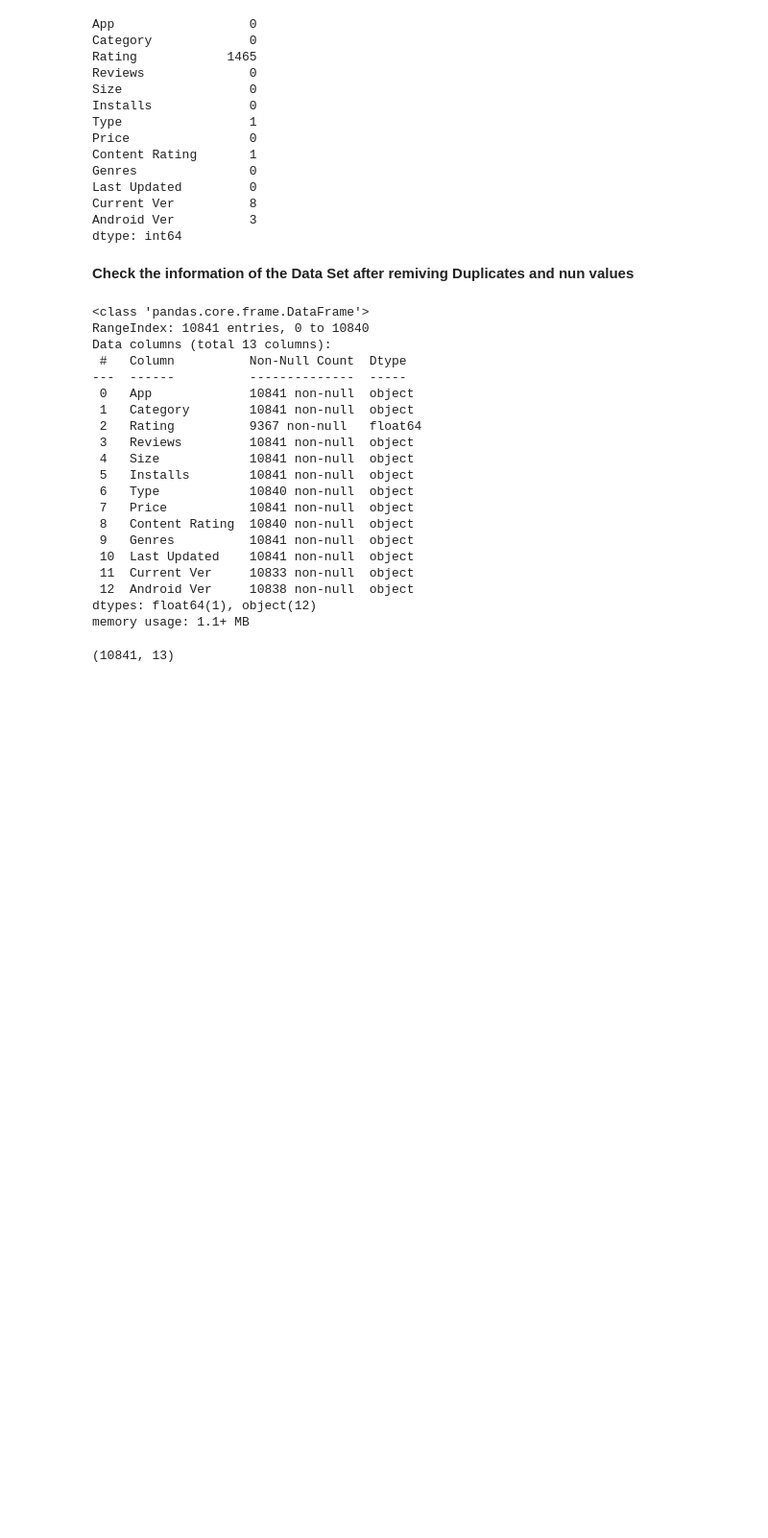
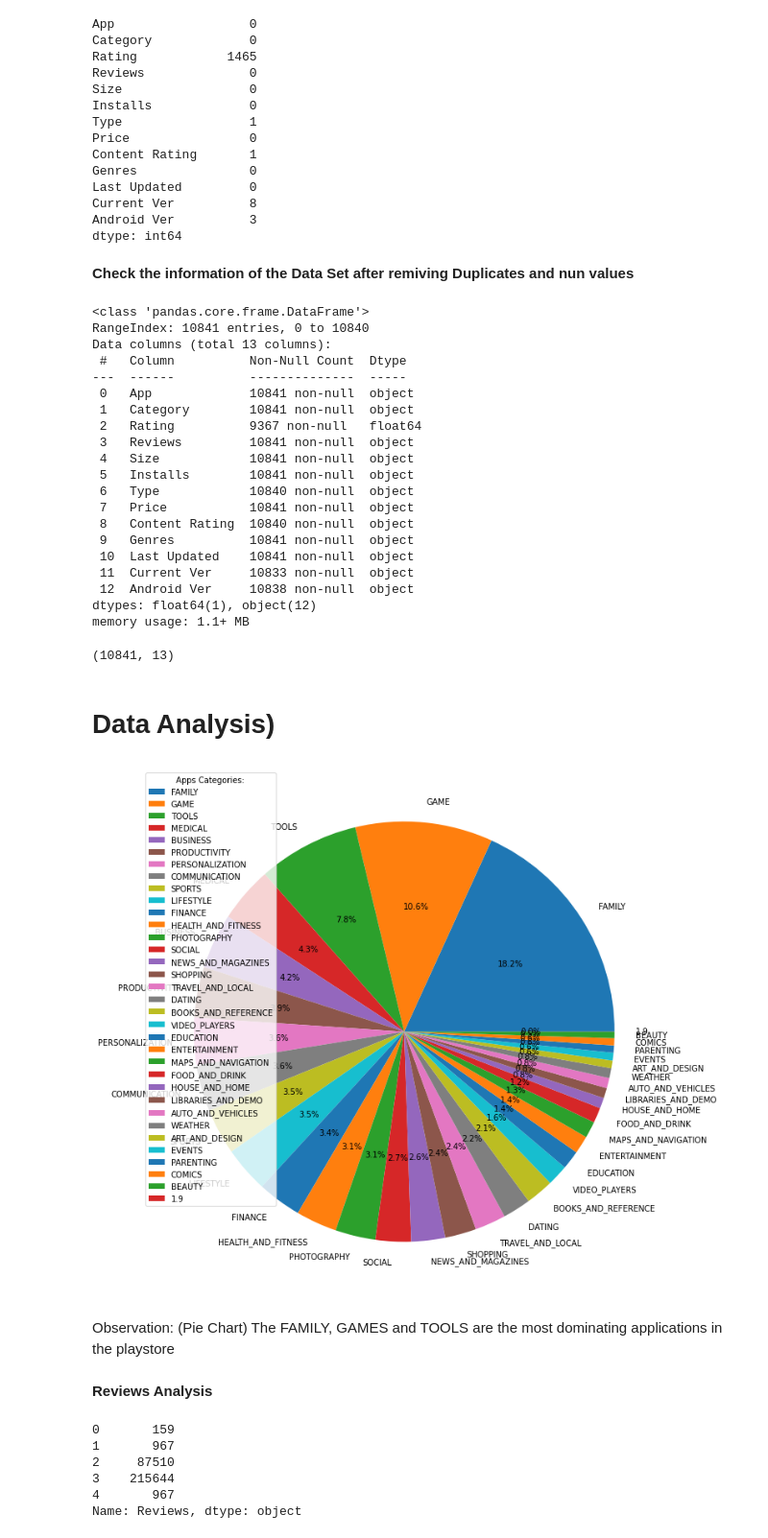
Before and after one commit to avinashpatni000/App_Store_EDA_Project, a Jupyter notebook: Play_Store_App_Review_Analysis_Capstone_Project.ipynb, the cells around one changed output. Shown: that part at 96% size. Cells and saved outputs as stored; diff of their text form; code cells hidden in the pictures; blank space fills up the shorter version.

```diff
--- a/Play_Store_App_Review_Analysis_Capstone_Project.ipynb
+++ b/Play_Store_App_Review_Analysis_Capstone_Project.ipynb
@@ -168,3 +168,28 @@ memory usage: 1.1+ MB
 # %%
 # %% [output]
 (10841, 13)
+# %% [markdown]
+# **Data Analysis)**
+# %%
+temp = df['Category'].value_counts().reset_index()
+plt.figure(figsize=(12,12))
+ax = plt.subplot(111)
+plt.pie(x = temp['Category'], labels= temp['index'],autopct= '%1.1f%%')
+plt.legend(title = "Apps Categories:")
+ax.legend
+plt.show()
+# %% [output]
+[figure, added]
+# %% [markdown]
+Observation: (Pie Chart) The FAMILY, GAMES and TOOLS are the most dominating applications in the playstore
+# %% [markdown]
+**Reviews Analysis**
+# %%
+df['Reviews'].head()
+# %% [output]
+0       159
+1       967
+2     87510
+3    215644
+4       967
+Name: Reviews, dtype: object
```
Also changed, not shown: parts of 2 cells of this notebook.
